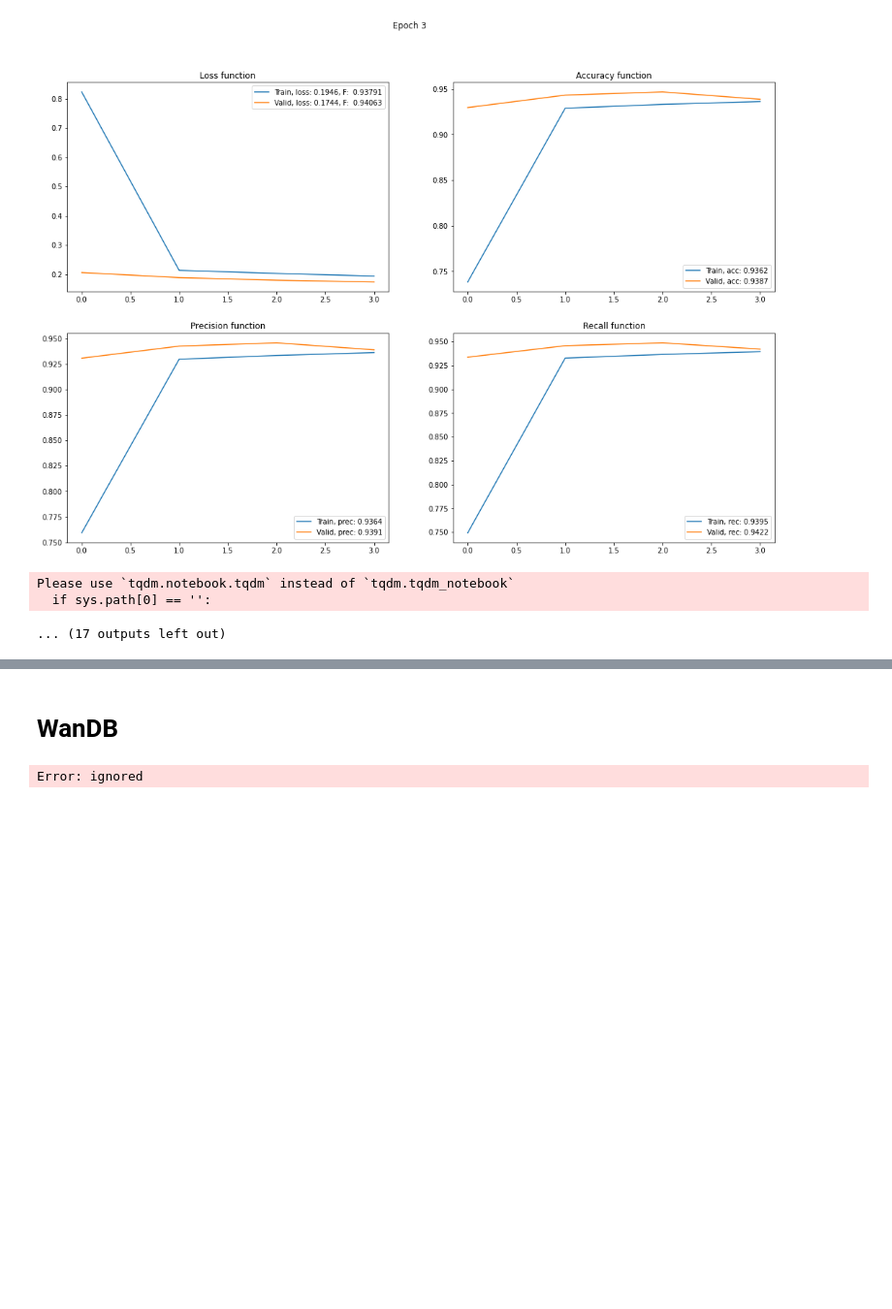
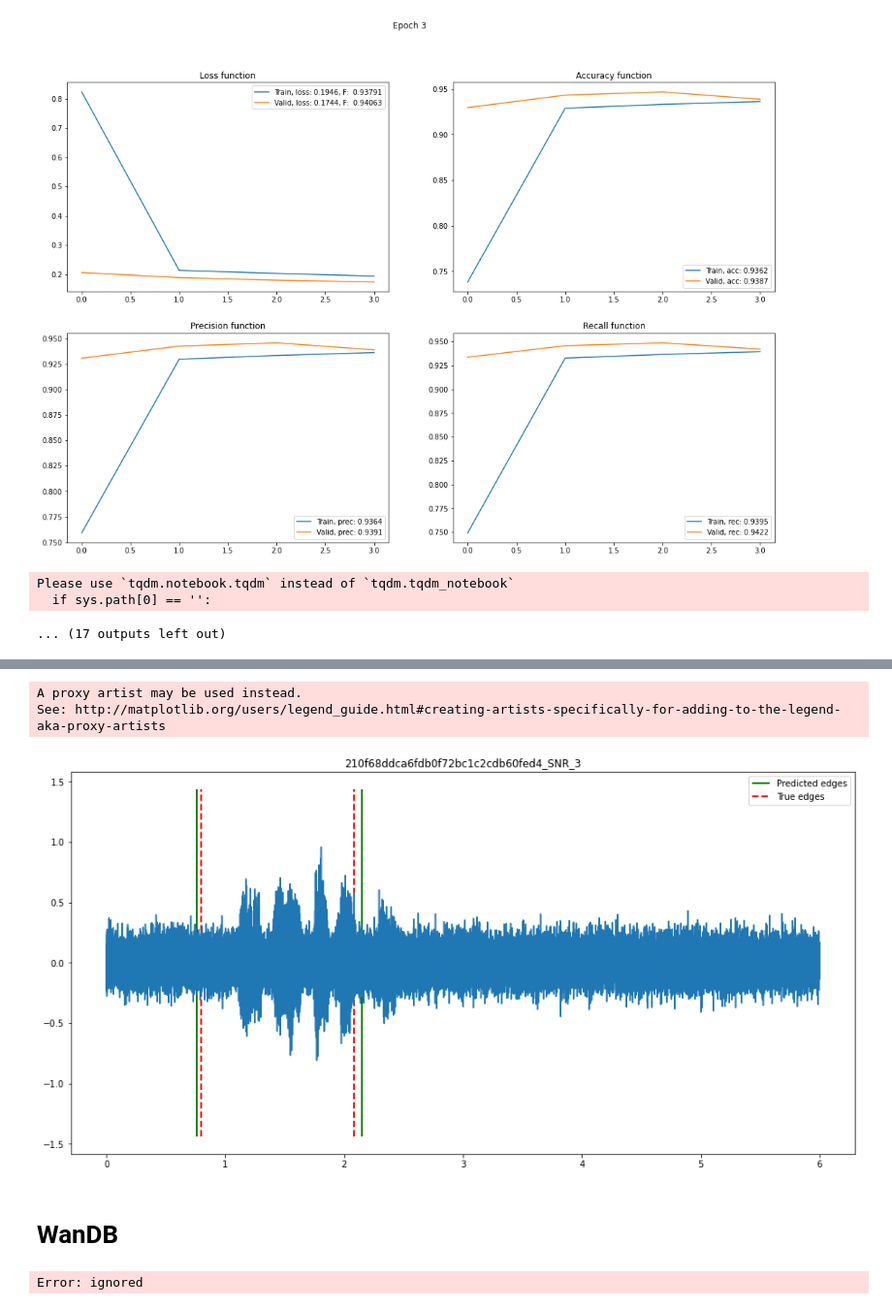
Before and after one commit to litvan007/VAD_NN_training_validation, a Jupyter notebook: NN_practise.ipynb, the cells around one changed output, grey strips where cells are left out. Shown at 97% size. Cells and saved outputs as stored; diff of their text form; code cells hidden in the pictures; blank space fills up the shorter version.

```diff
--- a/NN_practise.ipynb
+++ b/NN_practise.ipynb
@@ -498,0 +505,4 @@ Please use `tqdm.notebook.tqdm` instead of `tqdm.tqdm_notebook`
+# %%
+model = ConvConvT1D().cuda()
+checkpoint = torch.load('/content/gdrive/MyDrive/9_0.162_2022-07-16_17-21-28')
+model.load_state_dict(checkpoint['model_state_dict'])
@@ -499,3 +549,15 @@ Please use `tqdm.notebook.tqdm` instead of `tqdm.tqdm_notebook`
+# %%
+num = randint(0, len(data_set['test']))
+name, data, marks = data_set['test'][num]
+model.eval()
+pred = model(data.cuda().unsqueeze(0))
+pred = torch.round(torch.sigmoid(pred))
+# print(np.where(pred.squeeze().cpu().numpy() == 1))
+sound_show(data, title=name, marks_true=marks, marks_pred=pred)
+# %% [output]
+A proxy artist may be used instead.
+See: http://matplotlib.org/users/legend_guide.html#creating-artists-specifically-for-adding-to-the-legend-aka-proxy-artists
+[figure, added]
 # %% [markdown]
 # WanDB
 # %%
```
Also changed, not shown: parts of 20 cells of this notebook.
